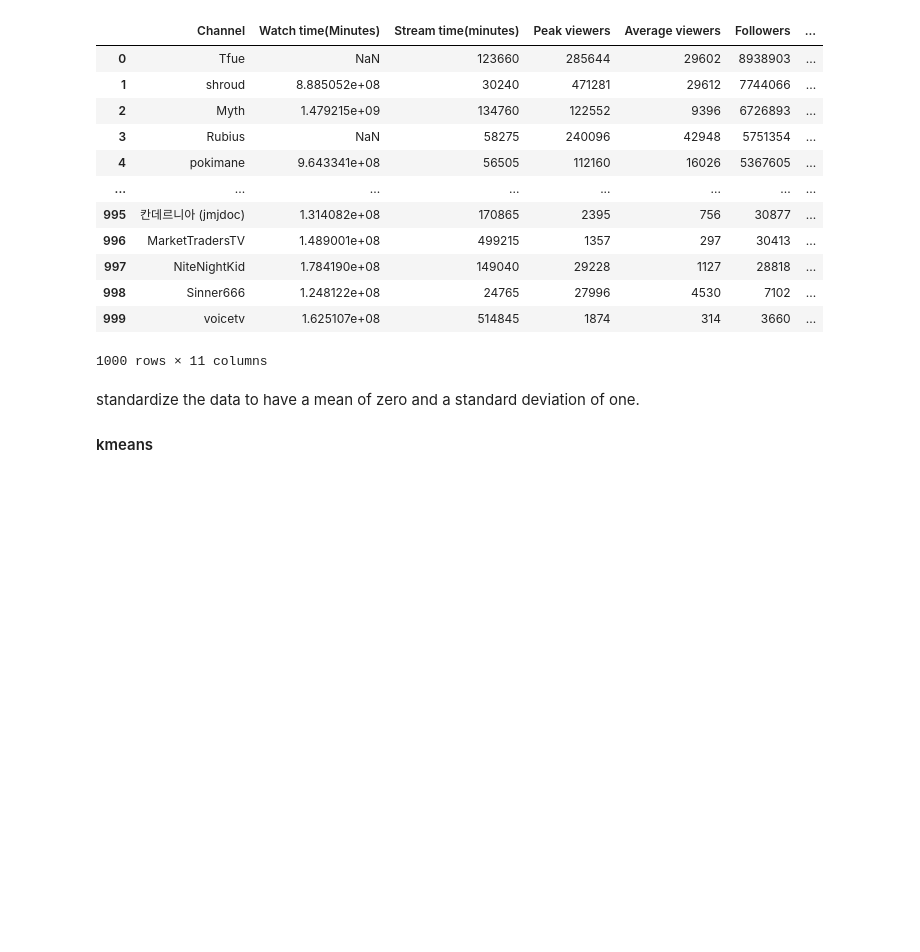
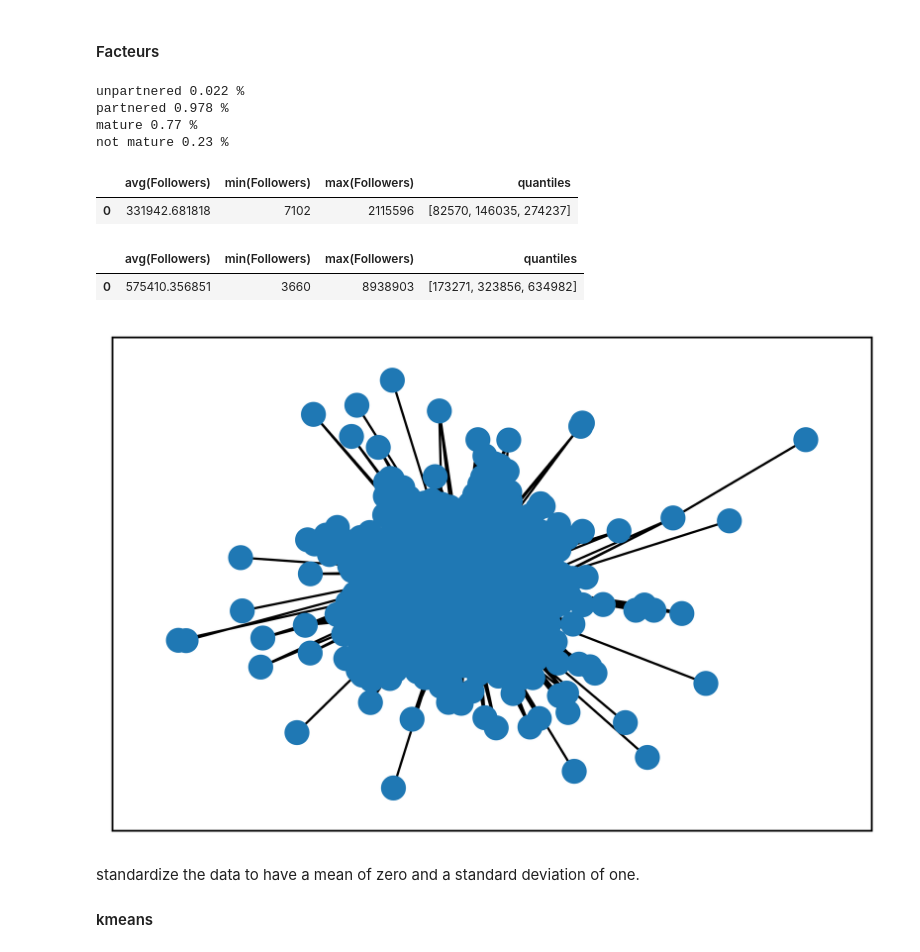
Before and after one commit to 13shadesoface/twitch_networks, a Jupyter notebook: Twitch Spark.ipynb, the cells around one changed output. Saved outputs shown, nothing was run; the diff lists cells and outputs as text; code cells hidden in the pictures; blank space fills up the shorter version.

Commit message:
version with graph

```diff
--- a/Twitch Spark.ipynb
+++ b/Twitch Spark.ipynb
@@ -72,2 +59,0 @@ df_edges.groupBy("Target").count().sort(desc("count")).limit(20).toPandas()
-# %%
-df_edges.sort(desc("Weight")).limit(20).toPandas()
@@ -127,16 +131,32 @@ df_top.sort(desc("Peak viewers")).toPandas()
-# %%
-df_top.sort(desc("Followers")).toPandas()
-# %% [output]
-|  | Channel | Watch time(Minutes) | Stream time(minutes) | Peak viewers | Average viewers | Followers | ... |
-| 0 | Tfue | NaN | 123660 | 285644 | 29602 | 8938903 | ... |
-| 1 | shroud | 8.885052e+08 | 30240 | 471281 | 29612 | 7744066 | ... |
-| 2 | Myth | 1.479215e+09 | 134760 | 122552 | 9396 | 6726893 | ... |
-| 3 | Rubius | NaN | 58275 | 240096 | 42948 | 5751354 | ... |
-| 4 | pokimane | 9.643341e+08 | 56505 | 112160 | 16026 | 5367605 | ... |
-| ... | ... | ... | ... | ... | ... | ... | ... |
-| 995 | 칸데르니아 (jmjdoc) | 1.314082e+08 | 170865 | 2395 | 756 | 30877 | ... |
-| 996 | MarketTradersTV | 1.489001e+08 | 499215 | 1357 | 297 | 30413 | ... |
-| 997 | NiteNightKid | 1.784190e+08 | 149040 | 29228 | 1127 | 28818 | ... |
-| 998 | Sinner666 | 1.248122e+08 | 24765 | 27996 | 4530 | 7102 | ... |
-| 999 | voicetv | 1.625107e+08 | 514845 | 1874 | 314 | 3660 | ... |
-1000 rows × 11 columns
+# %% [markdown]
+#### Facteurs
+# %%
+total = df_top.count()
+print("unpartnered", df_top.filter(col("Partnered") == "False").count()/total, "%")
+print("partnered", df_top.filter(col("Partnered") == "True").count()/total, "%")
+print("mature", df_top.filter(col("Mature") == "False").count()/total, "%")
+print("not mature", df_top.filter(col("Mature") == "True").count()/total, "%")
+# %% [output]
+unpartnered 0.022 %
+partnered 0.978 %
+mature 0.77 %
+not mature 0.23 %
+# %%
+quantiles = expr('percentile_approx(Followers, array(0.25, 0.5, 0.75))')
+df_top.filter(col("Partnered") == "False").agg(mean("Followers"), min("Followers"), max("Followers"), quantiles.alias('quantiles')).toPandas()
+# %% [output]
+|  | avg(Followers) | min(Followers) | max(Followers) | quantiles |
+| 0 | 331942.681818 | 7102 | 2115596 | [82570, 146035, 274237] |
+# %%
+df_top.filter(col("Partnered") == "True").agg(mean("Followers"), min("Followers"), max("Followers"), quantiles.alias('quantiles')).toPandas()
+# %% [output]
+|  | avg(Followers) | min(Followers) | max(Followers) | quantiles |
+| 0 | 575410.356851 | 3660 | 8938903 | [173271, 323856, 634982] |
+# %%
+graph = nx.from_pandas_edgelist(df_edges.select("Source","Target").toPandas(), "Source", "Target")
+# %%
+nx.draw_networkx(graph, with_labels=False, font_size=5, node_size=100)
+plt.rcParams['figure.dpi'] = 1000
+plt.show()
+# %% [output]
+[figure, added]
```
Also changed, not shown: parts of 35 cells of this notebook, 1 other file.
